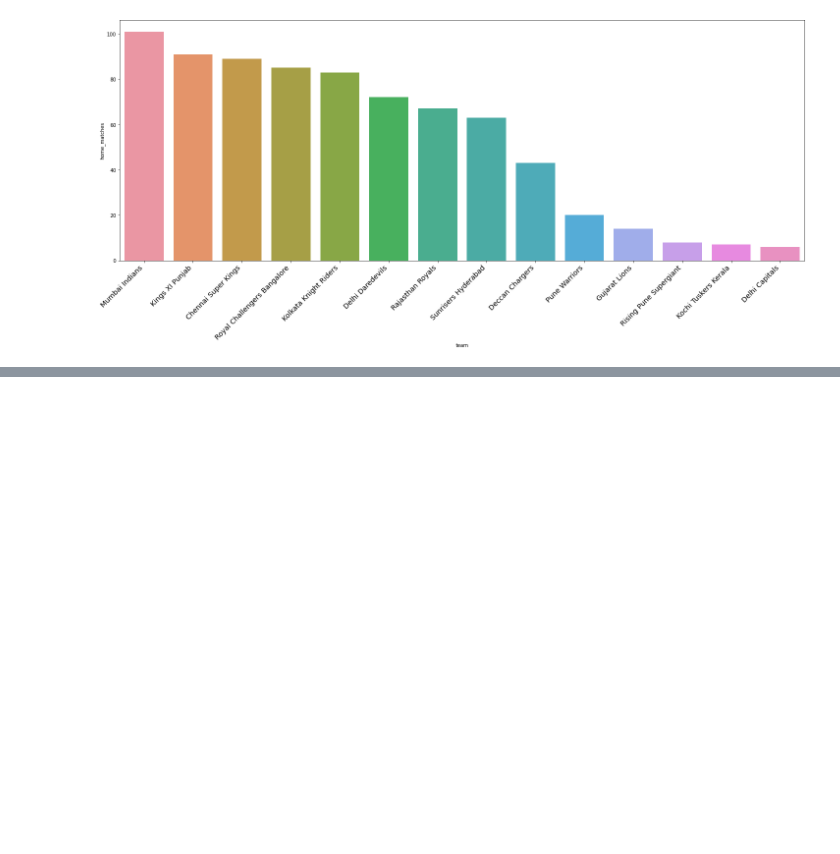
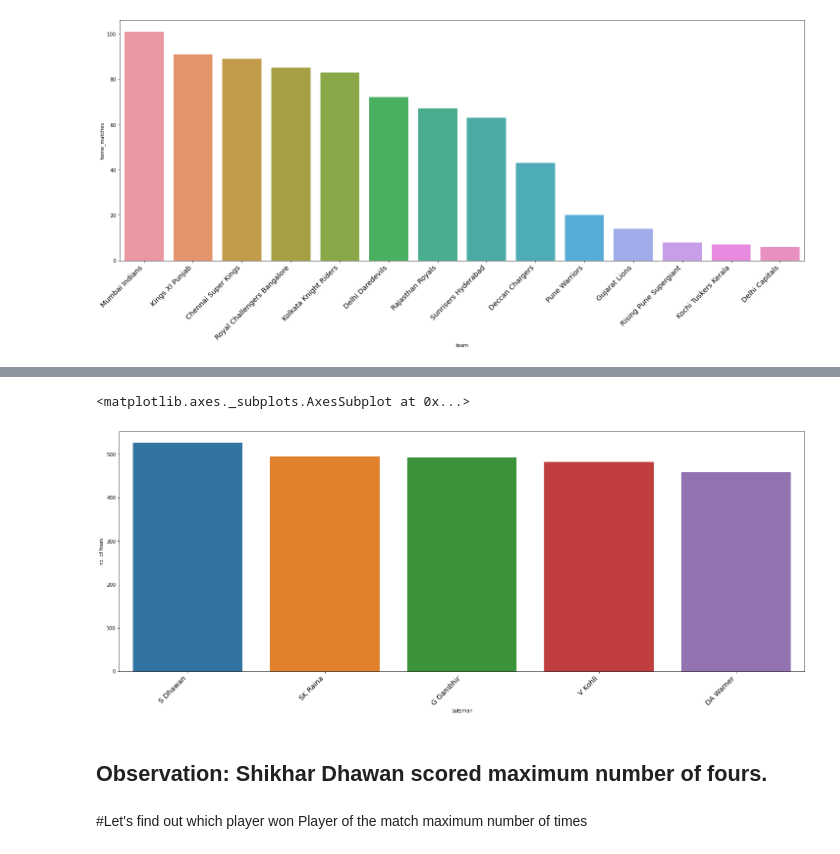
Before and after one commit to prateekk21/ipl-t20-cricket-analysis, a Jupyter notebook: Prateek_Arora_IPL_T20_Cricket_Analysis.ipynb, the cells around one changed output, grey strips where cells are left out. Drawn from its saved outputs; the diff is of its cells as text; code cells hidden in the pictures; blank space fills up the shorter version.

```diff
--- a/Prateek_Arora_IPL_T20_Cricket_Analysis.ipynb
+++ b/Prateek_Arora_IPL_T20_Cricket_Analysis.ipynb
@@ -446,0 +617,5 @@ sns.barplot('team', 'home_matches', data=teamwise_home_away_df.sort_values(by=['
+# %%
+deliveries_df_4 = deliveries_df[deliveries_df['batsman_runs']==4]
+deliveries_df_4 = deliveries_df_4.groupby('batsman').agg({'batsman_runs':sum}).reset_index()
+deliveries_df_4['no. of fours'] = deliveries_df_4['batsman_runs'].apply(lambda x: x/4)
+deliveries_df_4.sort_values(by=['no. of fours'], ascending=False, inplace=True)
@@ -446,0 +631,16 @@ sns.barplot('team', 'home_matches', data=teamwise_home_away_df.sort_values(by=['
+# %%
+plt.figure(figsize=(25,9))
+plt.xticks(
+    rotation=45,
+    horizontalalignment='right',
+    fontweight='light',
+    fontsize='x-large'
+)
+sns.barplot('batsman', 'no. of fours', data=deliveries_df_4.head())
+# %% [output]
+<matplotlib.axes._subplots.AxesSubplot at 0x...>
+[figure, added]
+# %% [markdown]
+## Observation: Shikhar Dhawan scored maximum number of fours.
+# %% [markdown]
+#Let's find out which player won Player of the match maximum number of times
```
Also changed, not shown: parts of 111 cells of this notebook.
